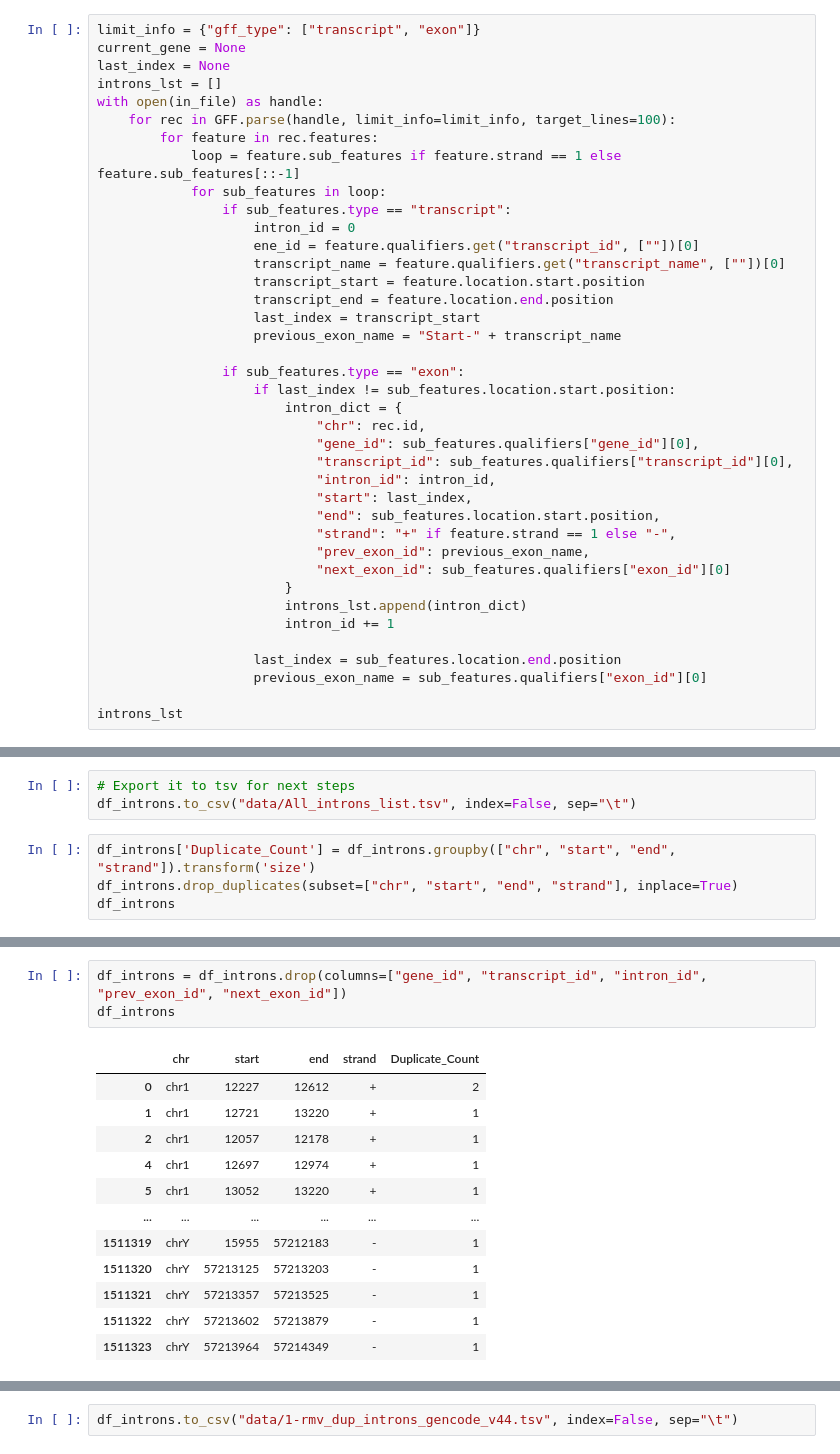
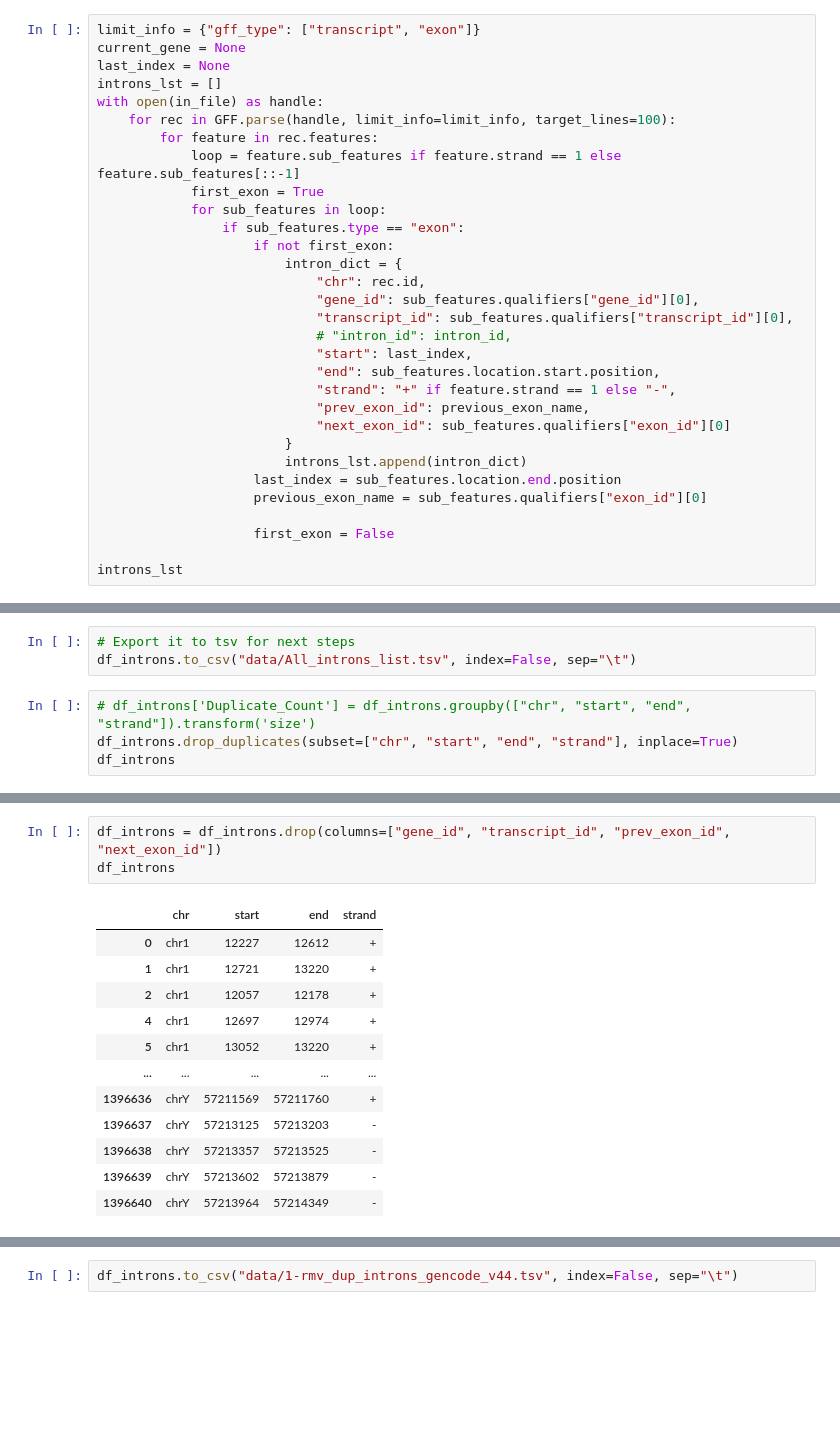
Before and after one commit to EnsemblGSOC/IntronOrNot, a Jupyter notebook: 1.1 - Extract Accepted Introns from Gencode.ipynb, the cells around one changed output, grey strips where cells are left out. Cells and saved outputs as stored; diff of their text form; blank space fills up the shorter version.

```diff
--- a/1.1 - Extract Accepted Introns from Gencode.ipynb
+++ b/1.1 - Extract Accepted Introns from Gencode.ipynb
@@ -14,23 +14,15 @@ with open(in_file) as handle:
     for rec in GFF.parse(handle, limit_info=limit_info, target_lines=100):
         for feature in rec.features:
             loop = feature.sub_features if feature.strand == 1 else feature.sub_features[::-1]
+            first_exon = True
             for sub_features in loop:
-                if sub_features.type == "transcript":
-                    intron_id = 0
-                    ene_id = feature.qualifiers.get("transcript_id", [""])[0]
-                    transcript_name = feature.qualifiers.get("transcript_name", [""])[0]
-                    transcript_start = feature.location.start.position
-                    transcript_end = feature.location.end.position
-                    last_index = transcript_start
-                    previous_exon_name = "Start-" + transcript_name
-
                 if sub_features.type == "exon":
-                    if last_index != sub_features.location.start.position:
+                    if not first_exon:
                         intron_dict = {
                             "chr": rec.id,
                             "gene_id": sub_features.qualifiers["gene_id"][0],
                             "transcript_id": sub_features.qualifiers["transcript_id"][0],
-                            "intron_id": intron_id,
+                            # "intron_id": intron_id,
                             "start": last_index,
                             "end": sub_features.location.start.position,
                             "strand": "+" if feature.strand == 1 else "-",
@@ -38,11 +30,11 @@ with open(in_file) as handle:
                             "next_exon_id": sub_features.qualifiers["exon_id"][0]
                         }
                         introns_lst.append(intron_dict)
-                        intron_id += 1
-
                     last_index = sub_features.location.end.position
                     previous_exon_name = sub_features.qualifiers["exon_id"][0]
 
+                    first_exon = False
+
 introns_lst
 # %% [output]
 [{'chr': 'chr1',
@@ -83,7 +75,7 @@ df_introns
 # Export it to tsv for next steps
 df_introns.to_csv("data/All_introns_list.tsv", index=False, sep="\t")
 # %%
-df_introns['Duplicate_Count'] = df_introns.groupby(["chr", "start", "end", "strand"]).transform('size')
+# df_introns['Duplicate_Count'] = df_introns.groupby(["chr", "start", "end", "strand"]).transform('size')
 df_introns.drop_duplicates(subset=["chr", "start", "end", "strand"], inplace=True)
 df_introns
 # %% [output]
@@ -103,16 +95,16 @@ df_introns
 # %%
-df_introns = df_introns.drop(columns=["gene_id", "transcript_id", "intron_id", "prev_exon_id", "next_exon_id"])
+df_introns = df_introns.drop(columns=["gene_id", "transcript_id", "prev_exon_id", "next_exon_id"])
 df_introns
 # %% [output]
-|  | chr | start | end | strand | Duplicate_Count |
-| 0 | chr1 | 12227 | 12612 | + | 2 |
-| 1 | chr1 | 12721 | 13220 | + | 1 |
-| 2 | chr1 | 12057 | 12178 | + | 1 |
-| 4 | chr1 | 12697 | 12974 | + | 1 |
-| 5 | chr1 | 13052 | 13220 | + | 1 |
-| ... | ... | ... | ... | ... | ... |
-| 1511319 | chrY | 15955 | 57212183 | - | 1 |
-| 1511320 | chrY | 57213125 | 57213203 | - | 1 |
-| 1511321 | chrY | 57213357 | 57213525 | - | 1 |
-| 1511322 | chrY | 57213602 | 57213879 | - | 1 |
-| 1511323 | chrY | 57213964 | 57214349 | - | 1 |
+|  | chr | start | end | strand |
+| 0 | chr1 | 12227 | 12612 | + |
+| 1 | chr1 | 12721 | 13220 | + |
+| 2 | chr1 | 12057 | 12178 | + |
+| 4 | chr1 | 12697 | 12974 | + |
+| 5 | chr1 | 13052 | 13220 | + |
+| ... | ... | ... | ... | ... |
+| 1396636 | chrY | 57211569 | 57211760 | + |
+| 1396637 | chrY | 57213125 | 57213203 | - |
+| 1396638 | chrY | 57213357 | 57213525 | - |
+| 1396639 | chrY | 57213602 | 57213879 | - |
+| 1396640 | chrY | 57213964 | 57214349 | - |
```
Also changed, not shown: parts of 5 cells of this notebook.
